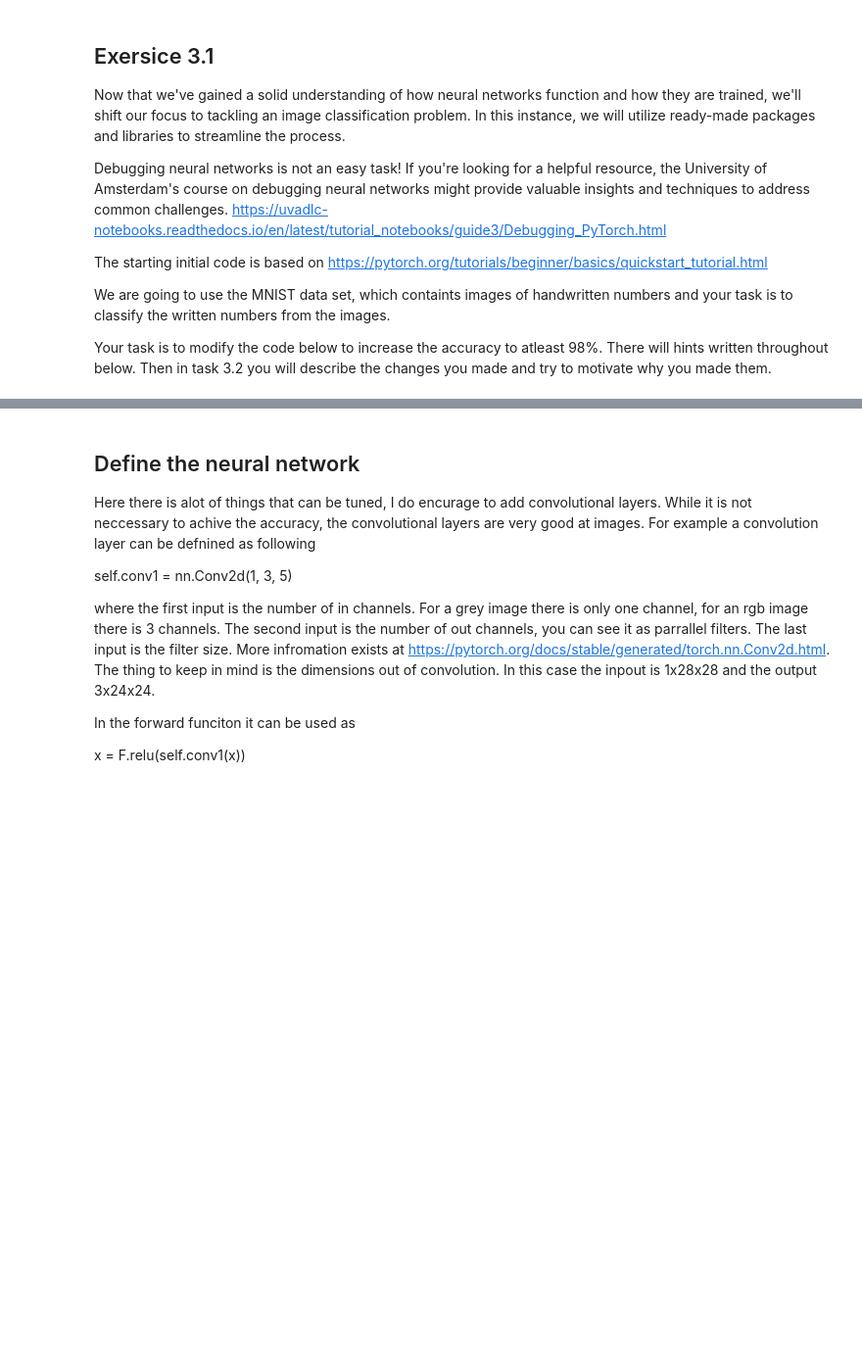
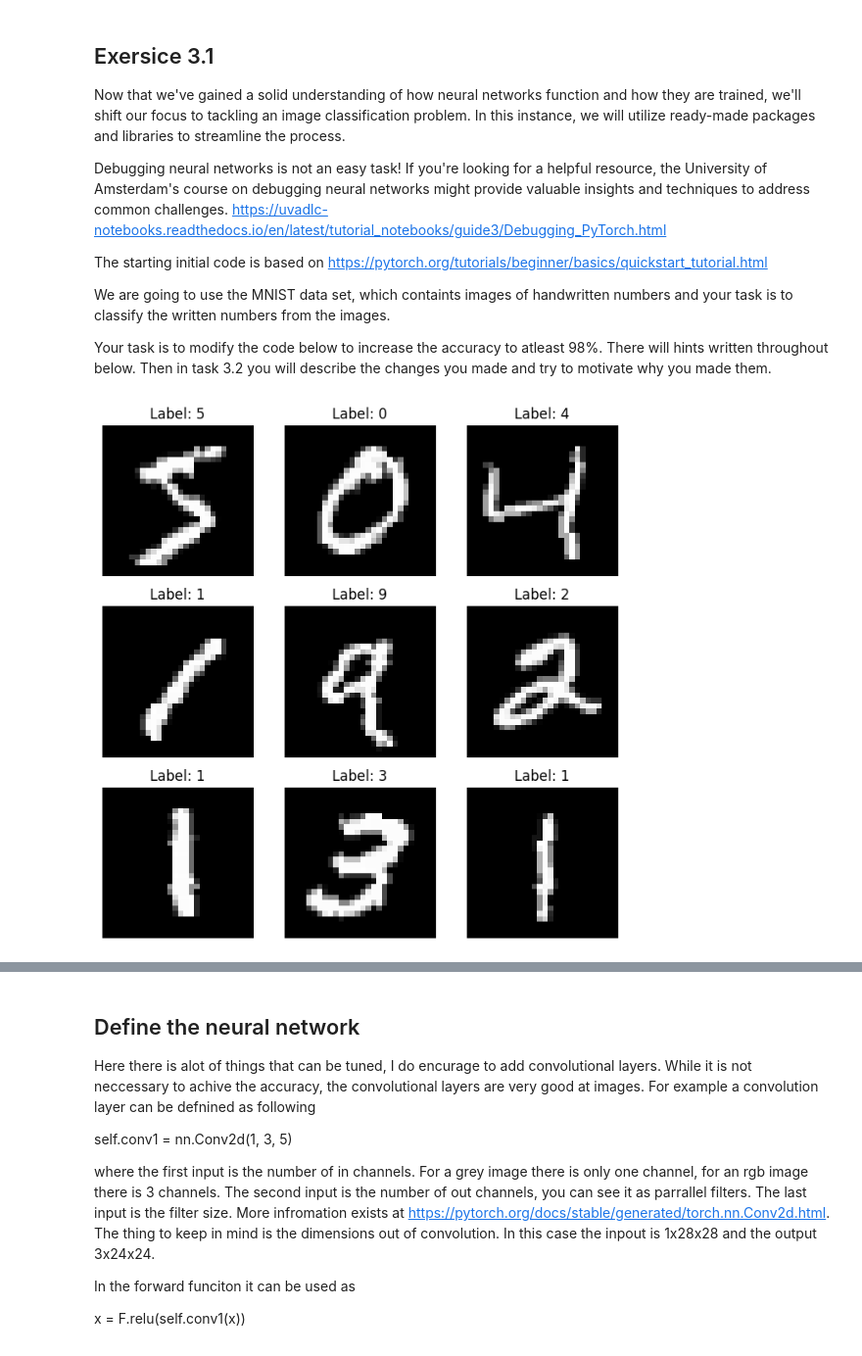
Before and after one commit to hugodrak/EEN175, a Jupyter notebook: v2_HT23/ps3/ps3.ipynb, the cells around one changed output, grey strips where cells are left out. Shown at 98% size. Drawn from its saved outputs; the diff is of its cells as text; code cells hidden in the pictures; blank space fills up the shorter version.

Commit message:
got 99.1% last ex

```diff
--- a/v2_HT23/ps3/ps3.ipynb
+++ b/v2_HT23/ps3/ps3.ipynb
@@ -358,30 +358,6 @@ diff test:  True
 A dense neural network is constructed by layers of neurons, here we will define a class to represent our layers. It will contain the weights and activation function for the layer. The layer class will contain two functions, forward and backward.
 
 Hint: it is a good practice to return a copy of np arrays or matrices as otherwise modifying the output can modify the internally saved matrix as it is the same object, these problems are not easy to debug. For a matrix A, then return A.copy().
-# %%
-class Layer(object):
-    def __init__(self, num_in, num_out, activation_func=None):
-        self.weights = np.random.rand(num_out, num_in+1)-0.5 # (to layer, from layer)
-        self.gradients = np.zeros((num_out, num_in+1))
-        self.a_input = None  # placeholder for saving the input to the forward function
-        self.b = None  # placeholder for saving the value right before the activation function
-        self.activation_func = activation_func  # class instance of activation function
-
-    def forward(self, x):
-        # Add a 1 for the bias term on the input, and same this in the self.a_input, this will be used in backward()
-        # Calculate b, the summation in each neuron. Can be done as a matrix multiplication, save in self.b.
-        # Check if the activation function is None, otherwise run the forward of the activation function.
-        # return the output of the layer
-
-
-
-    def backward(self, pre_delta, pre_w=None):
-        # pre_delta is from layer i+1, pre_w is the weights from layer i+1.
-        # First check it pre_w is None, it is none for the last layer (output layer).
-        # Calculate this layers delta
-        # Caluclate this layers gradients and save to self.gradients (do not apply the gradients)
-        # return delta from this layer
-        # Hint: see calculations above under Deep Q Learning
 # %%
 class Layer(object):
     def __init__(self, num_in, num_out, activation_func=None):
@@ -398,11 +374,16 @@ class Layer(object):
         # return the output of the layer
 
         # Add bias term
+        #print(x)
         bias = 1.0
-        x = np.insert(x, 0, bias)
-        self.a_input = x.copy()
+        self.a_input = np.insert(x, 0, bias,axis=0).copy()
+        #print("-")
+        #print("a input shape", self.a_input.shape)
+        #print("weights shape", self.weights.shape)
         # Calculate b using matrix multiplication
-        self.b = np.dot(self.weights, x).reshape(-1, 1) # array to matrix
+        self.b = np.dot(self.weights, self.a_input).reshape(-1, 1) # array to matrix
+        #print("b shape", self.b.shape)
+        #print("-----------")
 
         # Apply activation function if it's not None
         if self.activation_func is None:
@@ -424,8 +405,8 @@ class Layer(object):
 
         # Calculate delta for this layer
         if self.activation_func is not None:
-            print(pre_delta)
-            print(self.b)
+            #print(pre_delta)
+            #print(self.b)
             delta = pre_delta * self.activation_func.diff(self.b)
 
         else:
@@ -885,34 +903,37 @@ import torch.nn.functional as F
 # %%
 
 
 # Download training data from open datasets.
 training_data = datasets.MNIST(
     root="data",
     train=True,
     download=True,
-    transform=ToTensor(),
+    #transform=ToTensor(),
+    transform=Compose([RandomRotation(10), ToTensor(),Normalize((0.1307,), (0.3081,))])
 )
 
 # Download test data from open datasets.
 test_data = datasets.MNIST(
     root="data",
     train=False,
     download=True,
-    transform=ToTensor(),
+    transform=Compose([ToTensor(),Normalize((0.1307,), (0.3081,))]),
 )
 
 # visualize the data
 num_images_to_plot = 9
 fig, axes = plt.subplots(3, 3, figsize=(8, 8))
 
 for i in range(num_images_to_plot):
     image, label = training_data[i]
     ax = axes[i // 3, i % 3]
     ax.imshow(image.squeeze(), cmap='gray')
     ax.set_title(f"Label: {label}")
     ax.axis('off')
 
 plt.show()
+# %% [output]
+[figure, added]
 # %%
 
 
```
Also changed, not shown: parts of 14 cells of this notebook, 1 other file.
